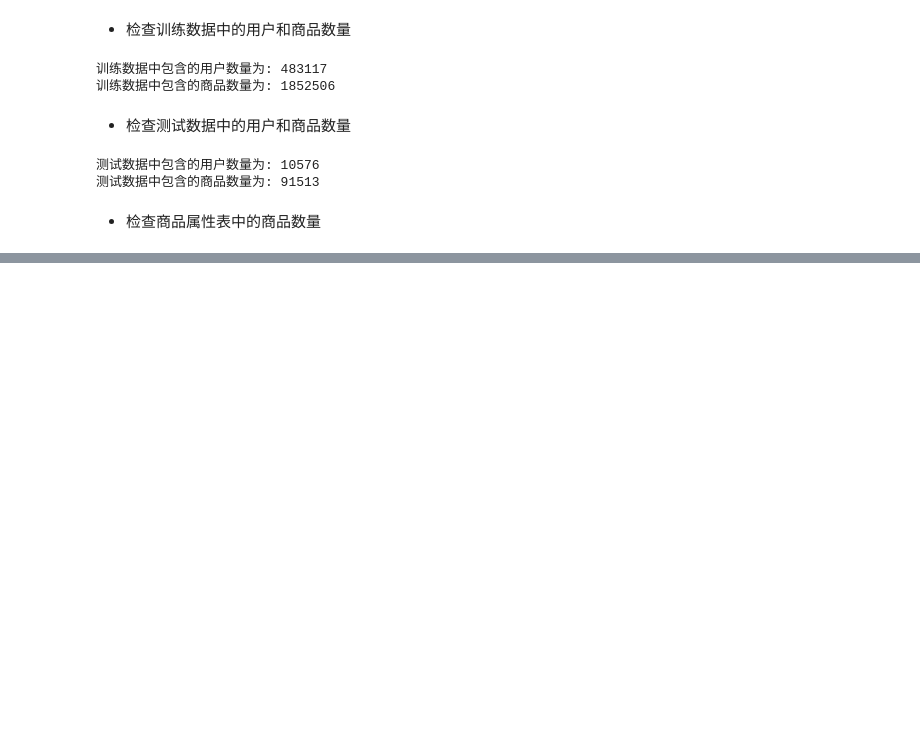
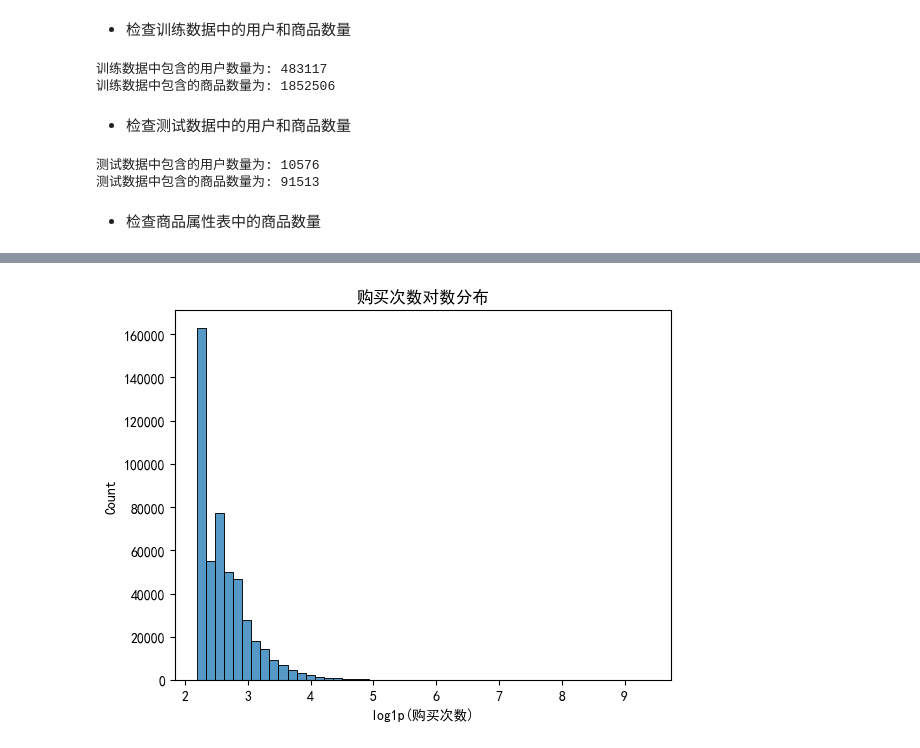
Before and after one commit to NotSleeply/CustBuyForecast, a Jupyter notebook: notebooks/EDA.ipynb, the cells around one changed output, grey strips where cells are left out. Cells and saved outputs as stored; diff of their text form; code cells hidden in the pictures; blank space fills up the shorter version.

```diff
--- a/notebooks/EDA.ipynb
+++ b/notebooks/EDA.ipynb
@@ -91,0 +215,7 @@ print(f"商品属性表中包含的商品数量为: {attr_items}")
+# %%
+# 对数变换直方图（展示全量长尾）
+sns.histplot(np.log1p(buy_counts['buy_count']), bins=50, kde=False)
+plt.xlabel('log1p(购买次数)')
+plt.title('购买次数对数分布');
+# %% [output]
+[figure, added]
```
Also changed, not shown: parts of 33 cells of this notebook, 5 other files.
